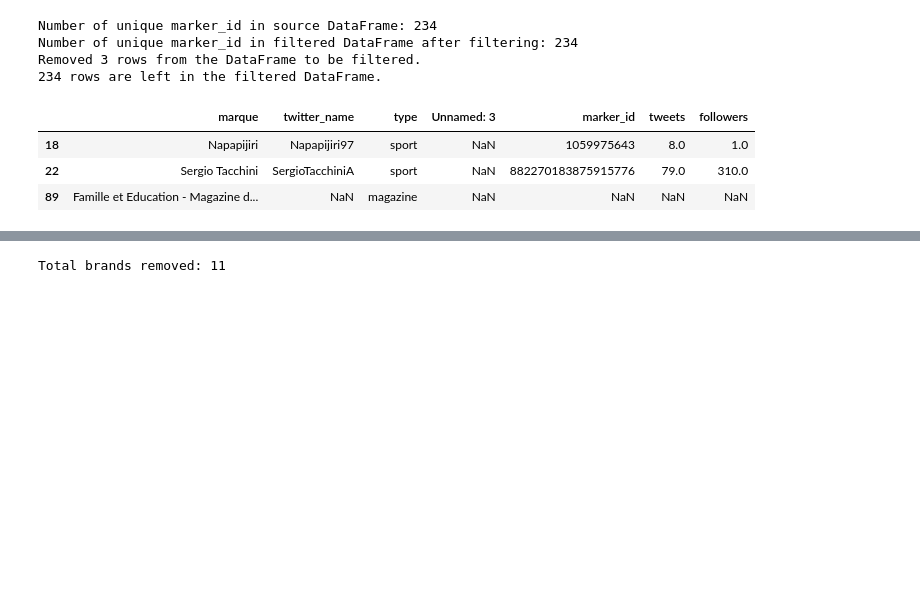
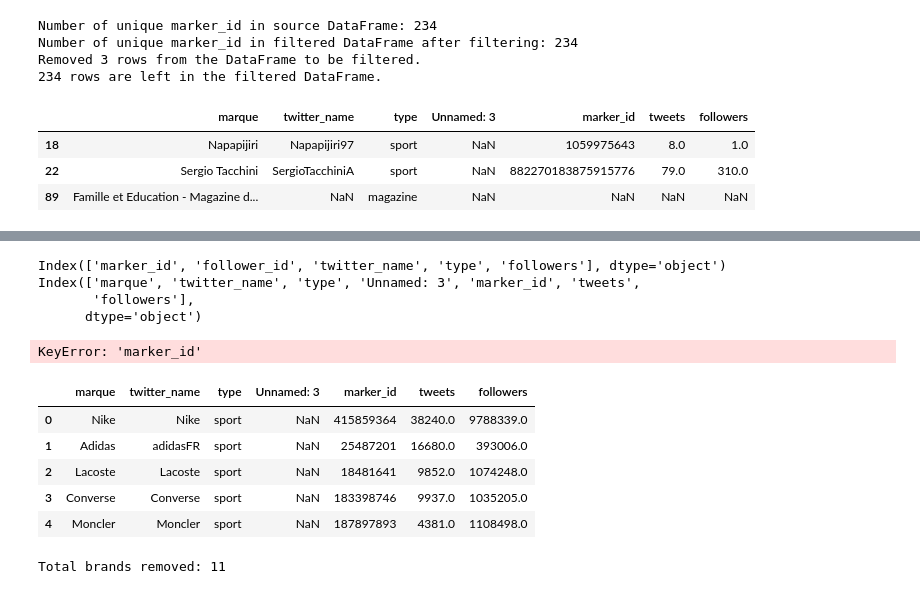
Before and after one commit to livtol99/Liv-Stage---FOCOS-Hand-Over, a Jupyter notebook: Code/Graph preparation/french_ca_test.ipynb, the cells around one changed output, grey strips where cells are left out. Cells and saved outputs as stored; diff of their text form; code cells hidden in the pictures; blank space fills up the shorter version.

```diff
--- a/Code/Graph preparation/french_ca_test.ipynb
+++ b/Code/Graph preparation/french_ca_test.ipynb
@@ -42,3 +40,15 @@ edgelist = pd.read_csv(full_path1, encoding='utf-8', dtype=dtypes, usecols=req_c
+# %%
+#Load the edge list
+#Load marker followers
+full_path2 = '/home/livtollanes/NewData/edgelist.csv'
+req_cols2 = ['marker_id', 'follower_id', 'twitter_name', 'type', 'followers']
+dtypes2 = {'marker_id': 'object',
+          'follower_id': 'object',
+          'twitter_name': 'object',
+          'type': 'object',
+          'followers': 'int64',}
+
+edgelist = pd.read_csv(full_path2, encoding='utf-8', dtype=dtypes2, usecols=req_cols2)
 # %%
 #Load french followers - to be used in the actual CA fitting process, and for updating the edgelist of markers and followers
 full_path2 = '/home/livtollanes/NewData/french/french1.csv'
@@ -136,7 +143,7 @@ cat_id.loc[cat_id['marker_id']== '882270183875915776']
 | 22 | Sergio Tacchini | SergioTacchiniA | sport | NaN | 882270183875915776 | 79.0 | 310.0 |
 # %%
 #streamline cat_id. Only include ids in cat id that exist in the frencg edge list
-cat_id_french = streamline_IDs(source = edgelist2, df_tofilter = cat_id, column= 'marker_id') # One of the brands didnt have any followers for some reason. (Famille et Education - Magazine de l'APEL)
+cat_id_french = utils2.streamline_IDs(source = edgelist2, df_tofilter = cat_id, column= 'marker_id') # One of the brands didnt have any followers for some reason. (Famille et Education - Magazine de l'APEL)
 # %% [output]
 Number of unique marker_id in source DataFrame: 234
 Number of unique marker_id in filtered DataFrame after filtering: 234
@@ -152,8 +168,27 @@ cat_id[~cat_id['marker_id'].isin(cat_id_french['marker_id'])] #check where marke
+# %%
+print(edgelist2.columns)
+print(category_id_nodupes.columns)
+# %% [output]
+Index(['marker_id', 'follower_id', 'twitter_name', 'type', 'followers'], dtype='object')
+Index(['marque', 'twitter_name', 'type', 'Unnamed: 3', 'marker_id', 'tweets',
+       'followers'],
+      dtype='object')
 # %%
 category_id_nodupes = cat_id_french.drop_duplicates()
 
 #Get the twitter_name column from cat_id into the edge list by merging on marker_id
-edgelist_CA = edgelist2.merge(category_id_nodupes[['marker_id', 'twitter_name', 'type', 'followers']], on='marker_id', how='left')
+edgelist_CA = edgelist2.merge(category_id_nodupes[['tweets', 'marque']], on='marker_id', how='left')
+# %% [output]
+KeyError: 'marker_id'
+# %%
+edgelist_CA.head()
+# %% [output]
+|  | marque | twitter_name | type | Unnamed: 3 | marker_id | tweets | followers |
+| 0 | Nike | Nike | sport | NaN | 415859364 | 38240.0 | 9788339.0 |
+| 1 | Adidas | adidasFR | sport | NaN | 25487201 | 16680.0 | 393006.0 |
+| 2 | Lacoste | Lacoste | sport | NaN | 18481641 | 9852.0 | 1074248.0 |
+| 3 | Converse | Converse | sport | NaN | 183398746 | 9937.0 | 1035205.0 |
+| 4 | Moncler | Moncler | sport | NaN | 187897893 | 4381.0 | 1108498.0 |
 # %%
 # How many french followers do each brand have?
 
```
Also changed, not shown: parts of 9 cells of this notebook, 2 other files.
